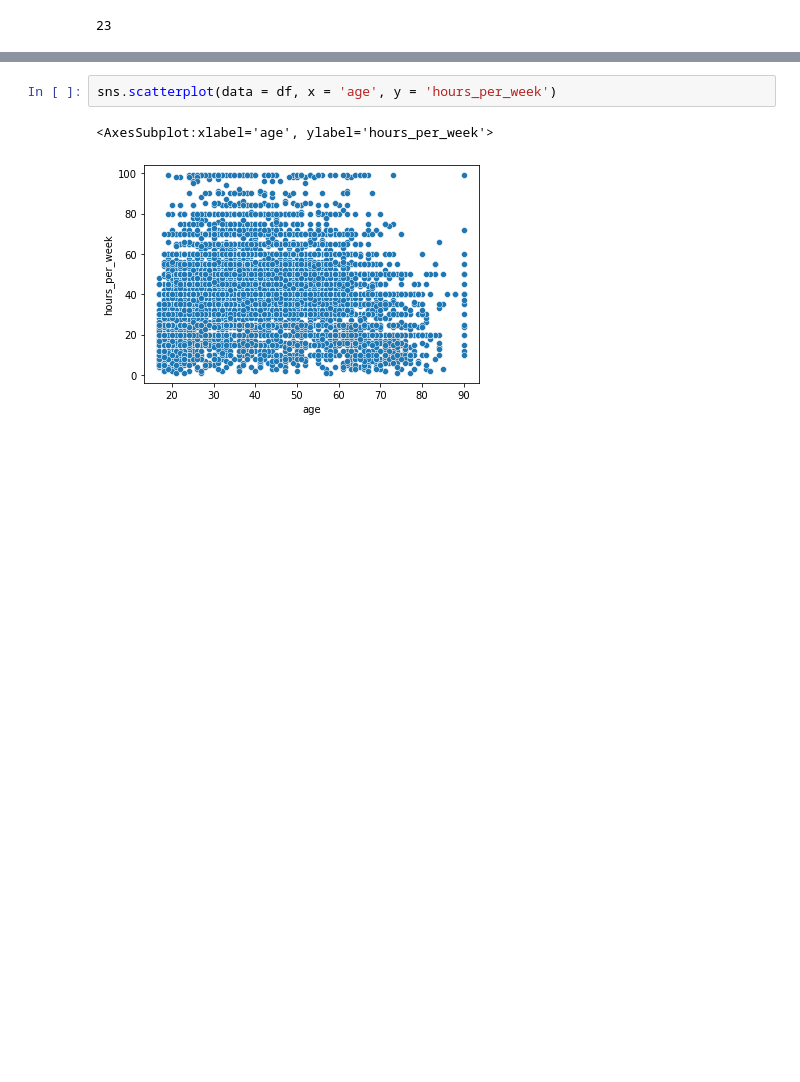
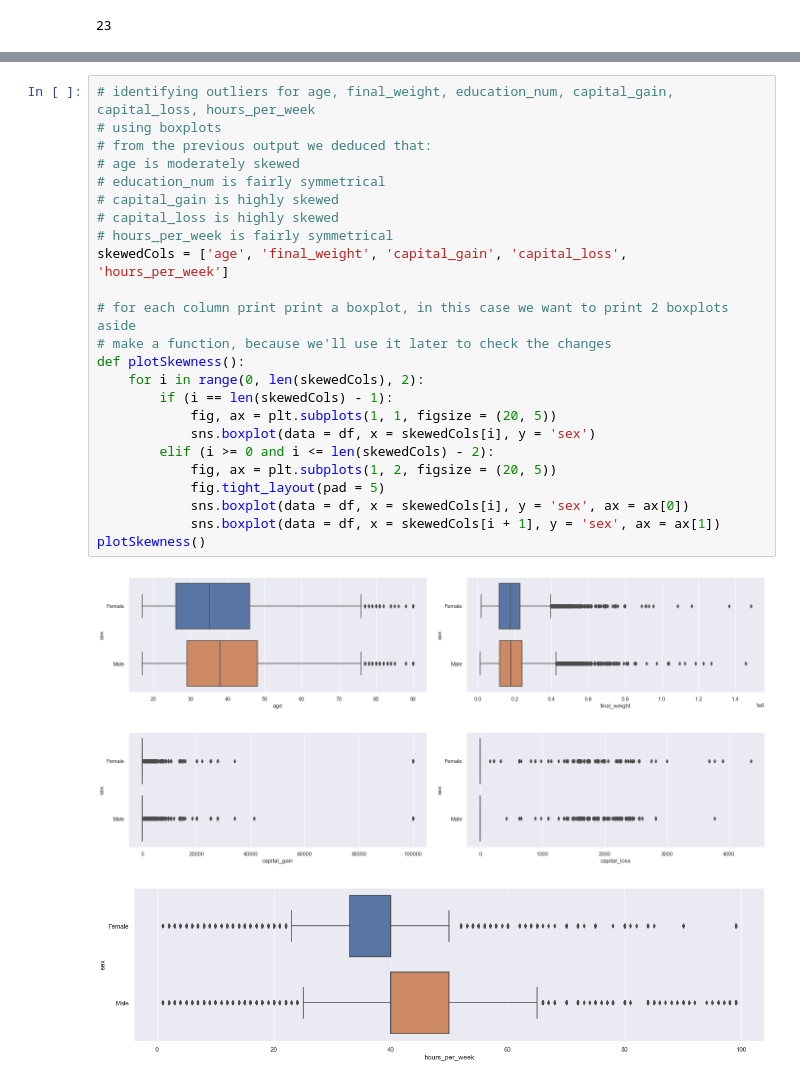
Before and after one commit to Prinex/Predicting-Census-Income-MachineLearning, a Jupyter notebook: coursework_code.ipynb, the cells around one changed output, grey strips where cells are left out. Saved outputs shown, nothing was run; the diff lists cells and outputs as text; blank space fills up the shorter version.

```diff
--- a/coursework_code.ipynb
+++ b/coursework_code.ipynb
@@ -161,5 +175,28 @@ sns.boxplot(data = df, x = 'age', y = 'sex')
-# %%
-sns.scatterplot(data = df, x = 'age', y = 'hours_per_week')
-# %% [output]
-<AxesSubplot:xlabel='age', ylabel='hours_per_week'>
-[figure, removed]
+# %%
+# identifying outliers for age, final_weight, education_num, capital_gain, capital_loss, hours_per_week
+# using boxplots
+# from the previous output we deduced that:
+# age is moderately skewed
+# education_num is fairly symmetrical
+# capital_gain is highly skewed
+# capital_loss is highly skewed
+# hours_per_week is fairly symmetrical
+skewedCols = ['age', 'final_weight', 'capital_gain', 'capital_loss', 'hours_per_week']
+
+# for each column print print a boxplot, in this case we want to print 2 boxplots aside
+# make a function, because we'll use it later to check the changes
+def plotSkewness():
+    for i in range(0, len(skewedCols), 2):
+        if (i == len(skewedCols) - 1):
+            fig, ax = plt.subplots(1, 1, figsize = (20, 5))
+            sns.boxplot(data = df, x = skewedCols[i], y = 'sex')
+        elif (i >= 0 and i <= len(skewedCols) - 2):
+            fig, ax = plt.subplots(1, 2, figsize = (20, 5))
+            fig.tight_layout(pad = 5)
+            sns.boxplot(data = df, x = skewedCols[i], y = 'sex', ax = ax[0])
+            sns.boxplot(data = df, x = skewedCols[i + 1], y = 'sex', ax = ax[1])
+plotSkewness()
+# %% [output]
+[figure, added]
+[figure, added]
+[figure, added]
```
Also changed, not shown: parts of 5 cells of this notebook.
